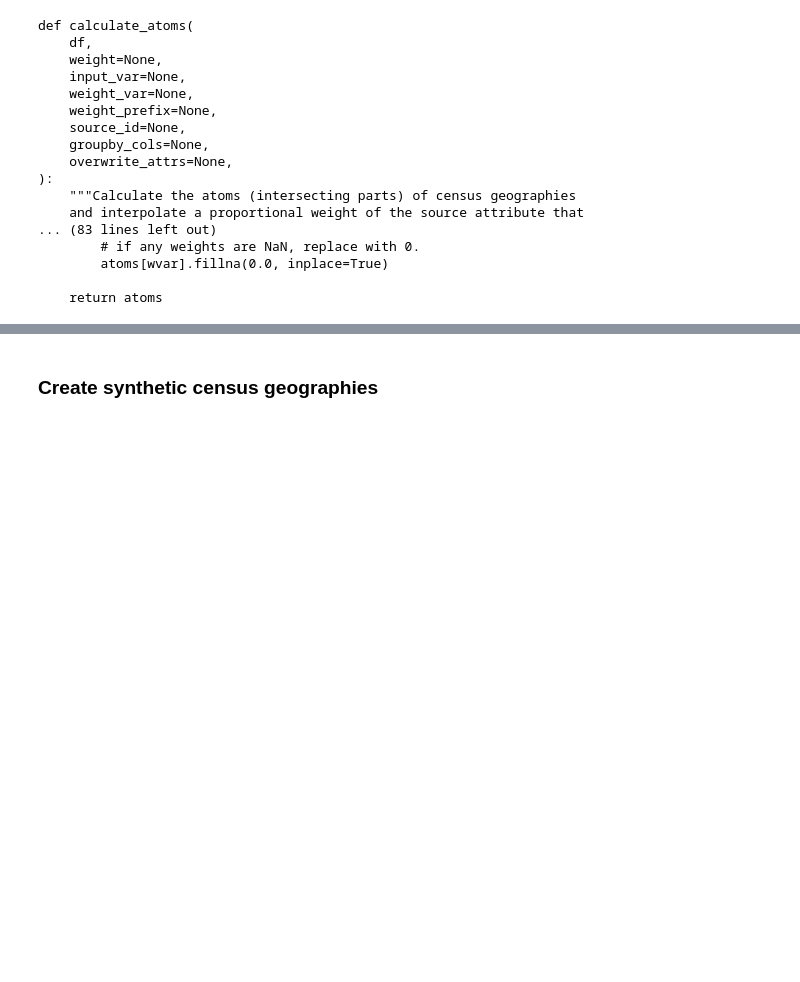
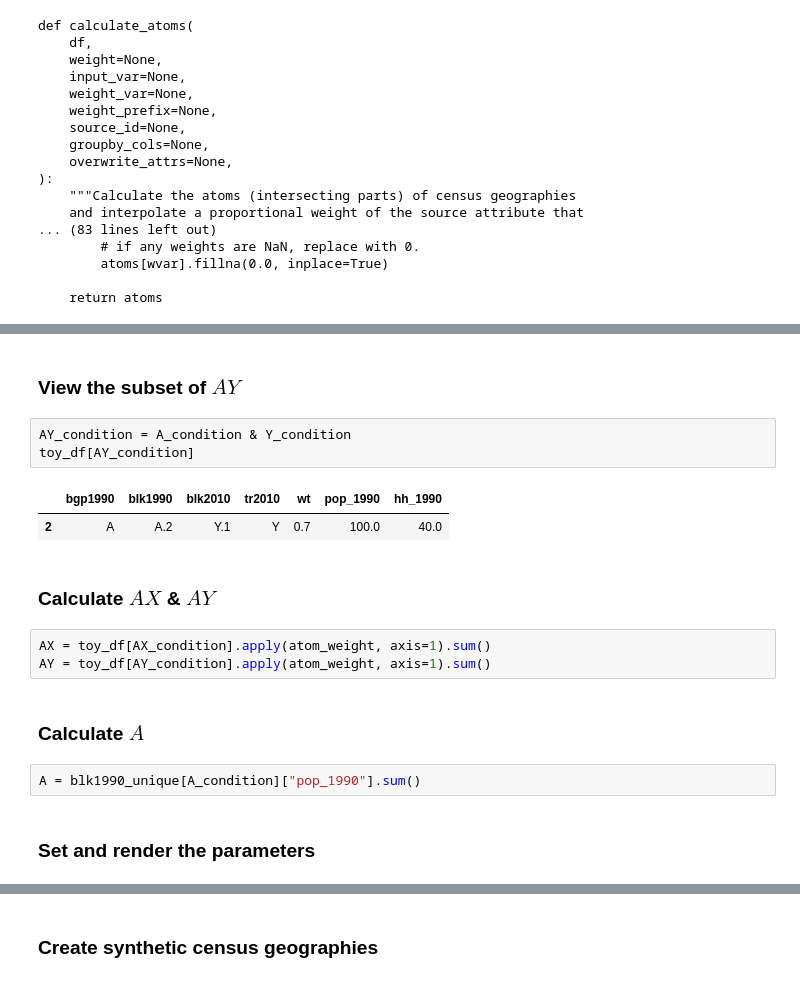
Before and after one commit to ipums/nhgisxwalk, a Jupyter notebook: notebooks/synthetic-example.ipynb, the cells around one changed output, grey strips where cells are left out. Saved outputs shown, nothing was run; the diff lists cells and outputs as text; blank space fills up the shorter version.

Commit message:
adding rendered equations in synthetic example

```diff
--- a/notebooks/synthetic-example.ipynb
+++ b/notebooks/synthetic-example.ipynb
@@ -138,0 +165,19 @@ atom_df
+# %% [markdown]
+### View the subset of $AY$
+# %%
+AY_condition = A_condition & Y_condition
+toy_df[AY_condition]
+# %% [output]
+|  | bgp1990 | blk1990 | blk2010 | tr2010 | wt | pop_1990 | hh_1990 |
+| 2 | A | A.2 | Y.1 | Y | 0.7 | 100.0 | 40.0 |
+# %% [markdown]
+### Calculate $AX$ & $AY$
+# %%
+AX = toy_df[AX_condition].apply(atom_weight, axis=1).sum()
+AY = toy_df[AY_condition].apply(atom_weight, axis=1).sum()
+# %% [markdown]
+### Calculate $A$
+# %%
+A = blk1990_unique[A_condition]["pop_1990"].sum()
+# %% [markdown]
+### Set and render the parameters
```
Also changed, not shown: parts of 15 cells of this notebook, 2 other files.
